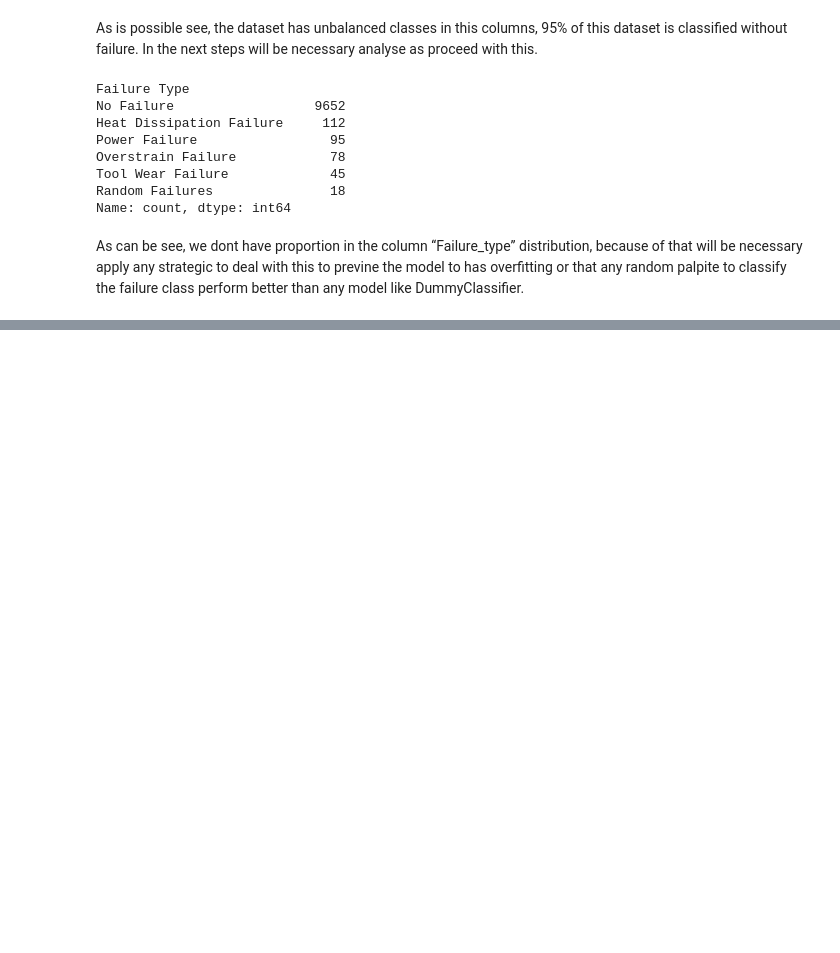
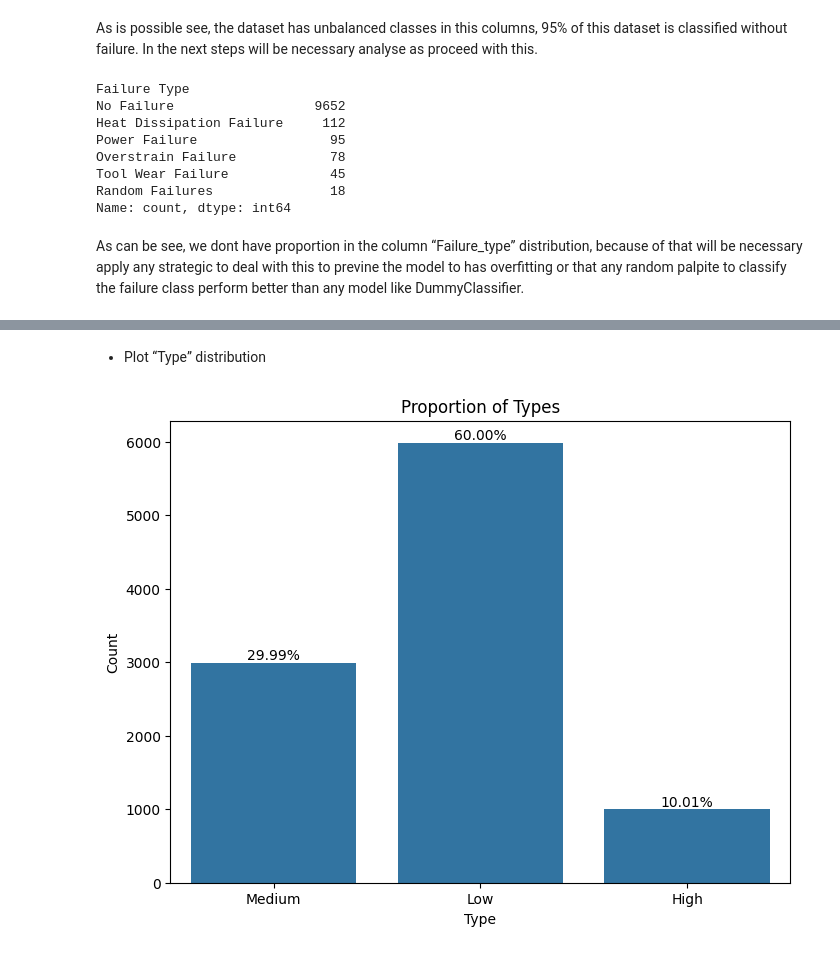
Before and after one commit to Danishdbu/Data-Science-Project-for-Maintenance, a Jupyter notebook: file1.ipynb, the cells around one changed output, grey strips where cells are left out. Drawn from its saved outputs; the diff is of its cells as text; code cells hidden in the pictures; blank space fills up the shorter version.

```diff
--- a/file1.ipynb
+++ b/file1.ipynb
@@ -145,0 +176,43 @@ As can be see, we dont have proportion in the column “Failure_type” distribu
+# %%
+# Filter the rows with has 1 in the column "Target" and 'No Failure' in the column 'Failure_type'
+rows_to_remove = df[(df['Target'] == 1) & (df['Failure_type'] == 'No Failure')]
+# Remove this filtered row in the main df
+df.drop(rows_to_remove.index, inplace=True)
+# %%
+#Removing unnecessary columnds
+drop_columns = ["ID", "Product_ID", "Target"]
+df.drop(drop_columns, axis = 1, inplace = True)
+# %%
+# Removing "Random Failures" of the "Failure_type" column.
+df = df.loc[df['Failure_type'] != 'Random Failures']
+# %%
+## Renaming the classes
+rename_type = {
+    'L':'Low',
+    'M':'Medium',
+    'H':'High'
+}
+df['Type'].replace(rename_type, inplace = True)
+# %% [markdown]
+- Plot “Type” distribution
+# %%
+# Count types
+tipo_contagem = df['Type'].value_counts()
+
+# Show graphic
+plt.figure(figsize=(8, 6))
+ax = sns.countplot(data=df, x='Type')
+plt.title('Proportion of Types')
+plt.xlabel('Type')
+plt.ylabel('Count')
+
+# Add as percentages as labels
+total = len(df['Type'])
+for p in ax.patches:
+    height = p.get_height()
+    percentage = (height / total) * 100
+    ax.annotate(f'{percentage:.2f}%', (p.get_x() + p.get_width() / 2, height),
+                ha='center', va='bottom')
+plt.show()
+# %% [output]
+[figure, added]
```
Also changed, not shown: parts of 27 cells of this notebook, 1 other file.
